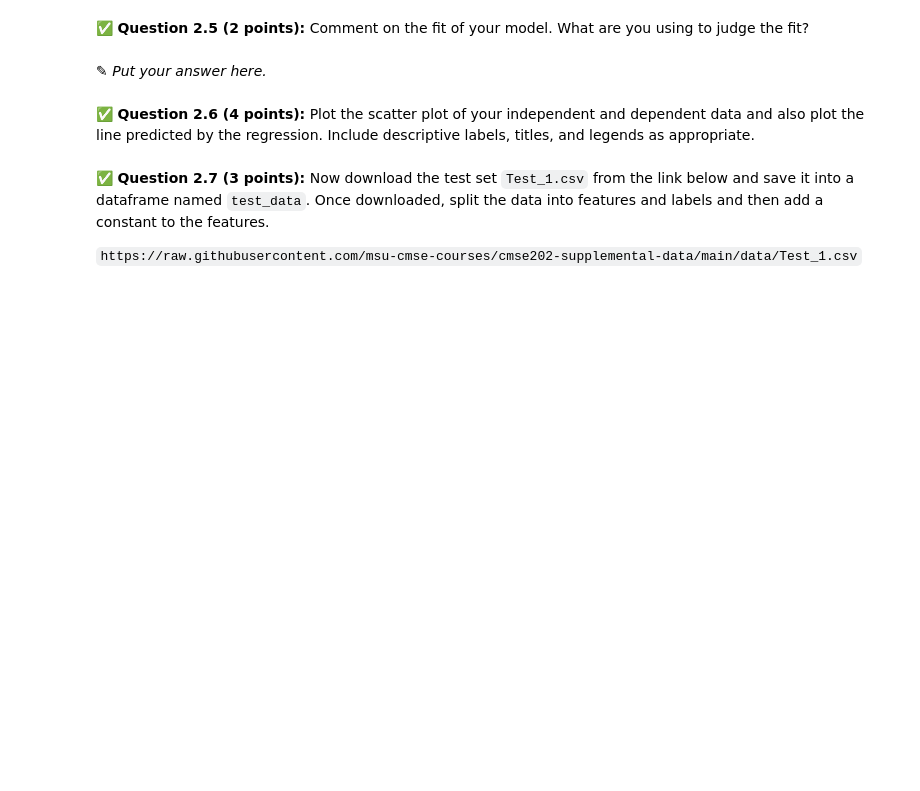
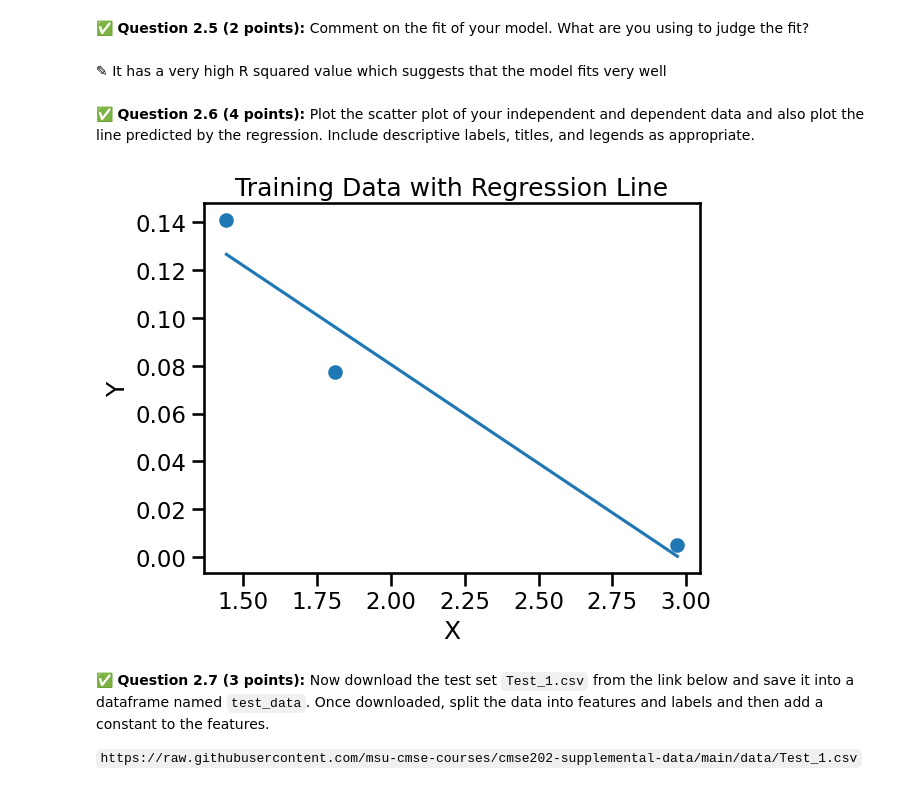
Before and after one commit to JosephM16/CMSE202-f25-turnin, a Jupyter notebook: hw-03/HW-03_Regression-S26-STUDENT.ipynb, the cells around one changed output. Cells and saved outputs as stored; diff of their text form; code cells hidden in the pictures; blank space fills up the shorter version.

```diff
--- a/hw-03/HW-03_Regression-S26-STUDENT.ipynb
+++ b/hw-03/HW-03_Regression-S26-STUDENT.ipynb
@@ -114,0 +116,5 @@ In this part, we'll perform some one-variable linear regression analysis on the
+# %%
+# Put your code here
+# Load the training data (update path if needed)
+train_data = pd.read_csv("Train_1.csv")
+train_data.head()
@@ -122,0 +132,10 @@ In this part, we'll perform some one-variable linear regression analysis on the
+# %%
+# Put your code here
+X = train_data["X"]
+Y = train_data["Y"]
+
+X = sm.add_constant(X)
+
+model = sm.OLS(Y, X).fit()
+
+print(model.summary())
@@ -123,6 +160,6 @@ In this part, we'll perform some one-variable linear regression analysis on the
 # %% [markdown]
 &#9989; **Question 2.5 (2 points):** Comment on the fit of your model. What are you using to judge the fit?
-# %% [markdown]
-<font size=+3>&#9998;</font>  _Put your answer here._
+# %% [markdown]
+<font size=+3>&#9998;</font>  It has a very high R squared value which suggests that the model fits very well
 # %% [markdown]
 &#9989; **Question 2.6 (4 points):** Plot the scatter plot of your independent and dependent data and also plot the line predicted by the regression. Include descriptive labels, titles, and legends as appropriate.
@@ -131,3 +166,17 @@ In this part, we'll perform some one-variable linear regression analysis on the
+# %%
+# Put your answer here
+plt.scatter(train_data["X"], train_data["Y"], label="Data")
+
+y_pred = model.predict(X)
+plt.plot(train_data["X"], y_pred, label="Regression Line")
+
+plt.xlabel("X")
+plt.ylabel("Y")
+plt.title("Training Data with Regression Line")
+
+plt.show()
+# %% [output]
+[figure, added]
 # %% [markdown]
 &#9989; **Question 2.7 (3 points):** Now download the test set `Test_1.csv` from the link below and save it into a dataframe named `test_data`. Once downloaded, split the data into features and labels and then add a constant to the features.
 
```
Also changed, not shown: parts of 19 cells of this notebook.
